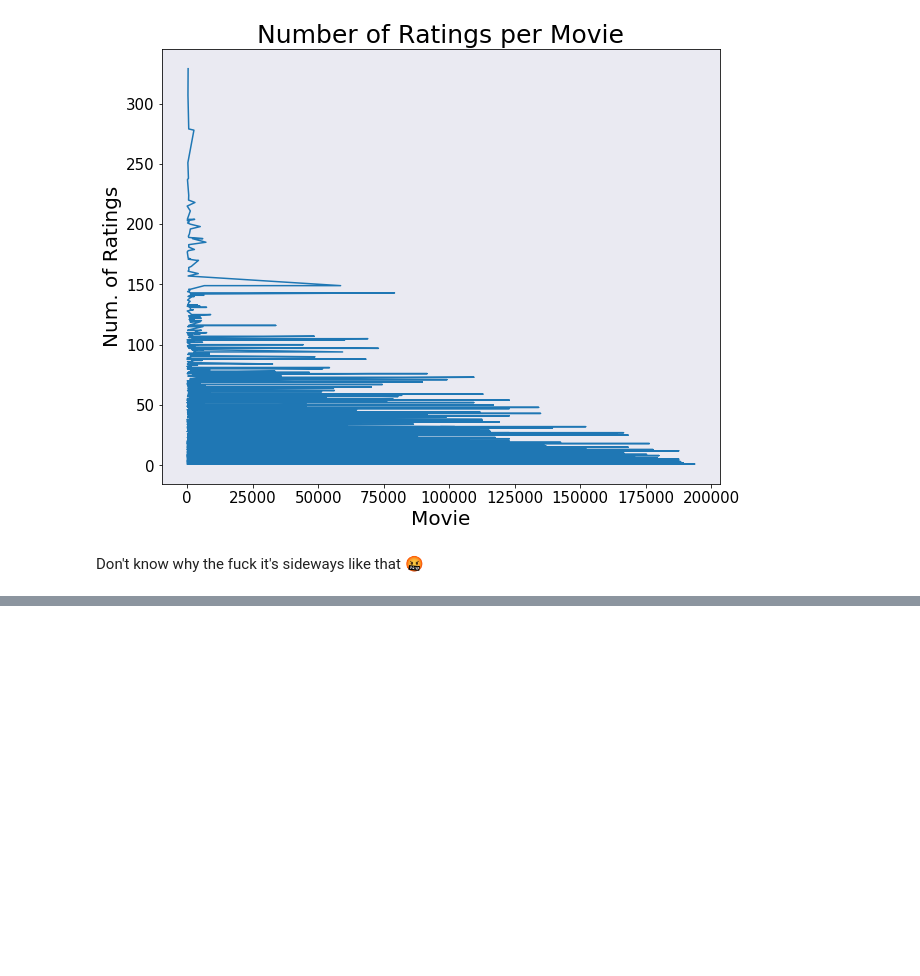
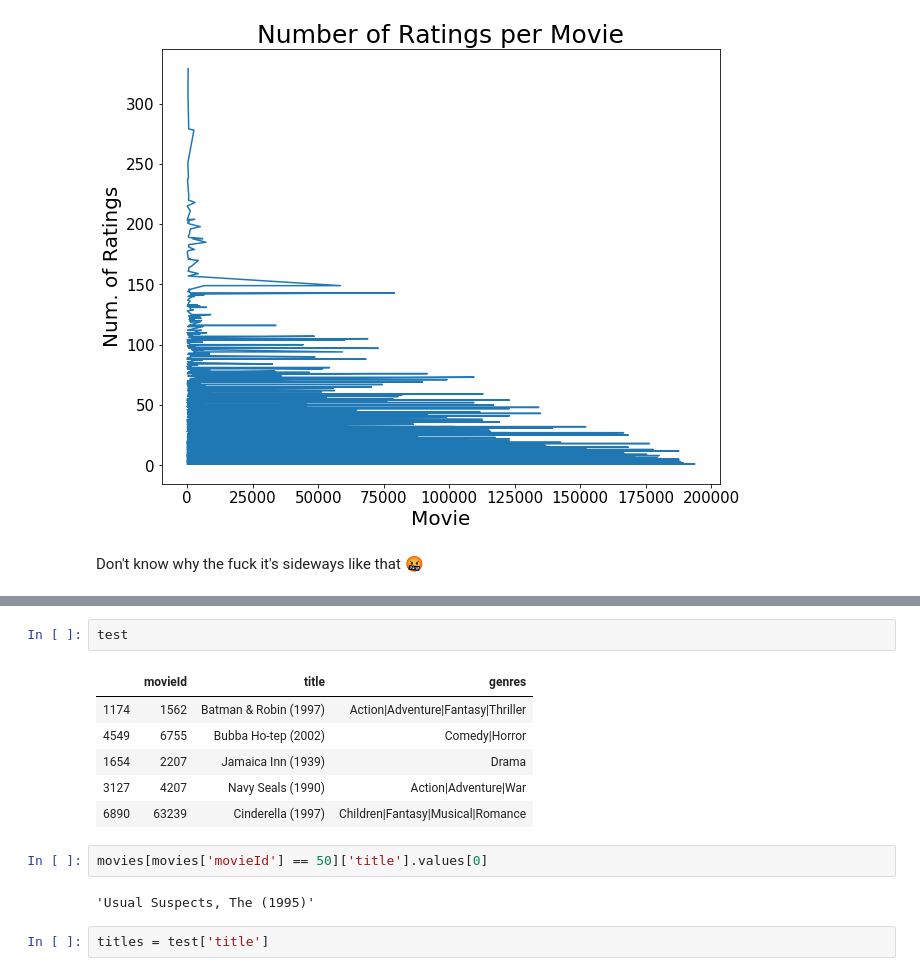
Before and after one commit to lecritch/Rate-5-Get-5-Movie-Recommendation-System, a Jupyter notebook: notebooks/exploratory/lc_explore/04_viz_lc.ipynb, the cells around one changed output, grey strips where cells are left out. Saved outputs shown, nothing was run; the diff lists cells and outputs as text; blank space fills up the shorter version.

```diff
--- a/notebooks/exploratory/lc_explore/04_viz_lc.ipynb
+++ b/notebooks/exploratory/lc_explore/04_viz_lc.ipynb
@@ -116,0 +156,15 @@ Don't know why the fuck it's sideways like that 🤬
+# %%
+test
+# %% [output]
+|  | movieId | title | genres |
+| 1174 | 1562 | Batman & Robin (1997) | Action|Adventure|Fantasy|Thriller |
+| 4549 | 6755 | Bubba Ho-tep (2002) | Comedy|Horror |
+| 1654 | 2207 | Jamaica Inn (1939) | Drama |
+| 3127 | 4207 | Navy Seals (1990) | Action|Adventure|War |
+| 6890 | 63239 | Cinderella (1997) | Children|Fantasy|Musical|Romance |
+# %%
+movies[movies['movieId'] == 50]['title'].values[0]
+# %% [output]
+'Usual Suspects, The (1995)'
+# %%
+titles = test['title']
```
Also changed, not shown: parts of 10 cells of this notebook, 8 other files.
